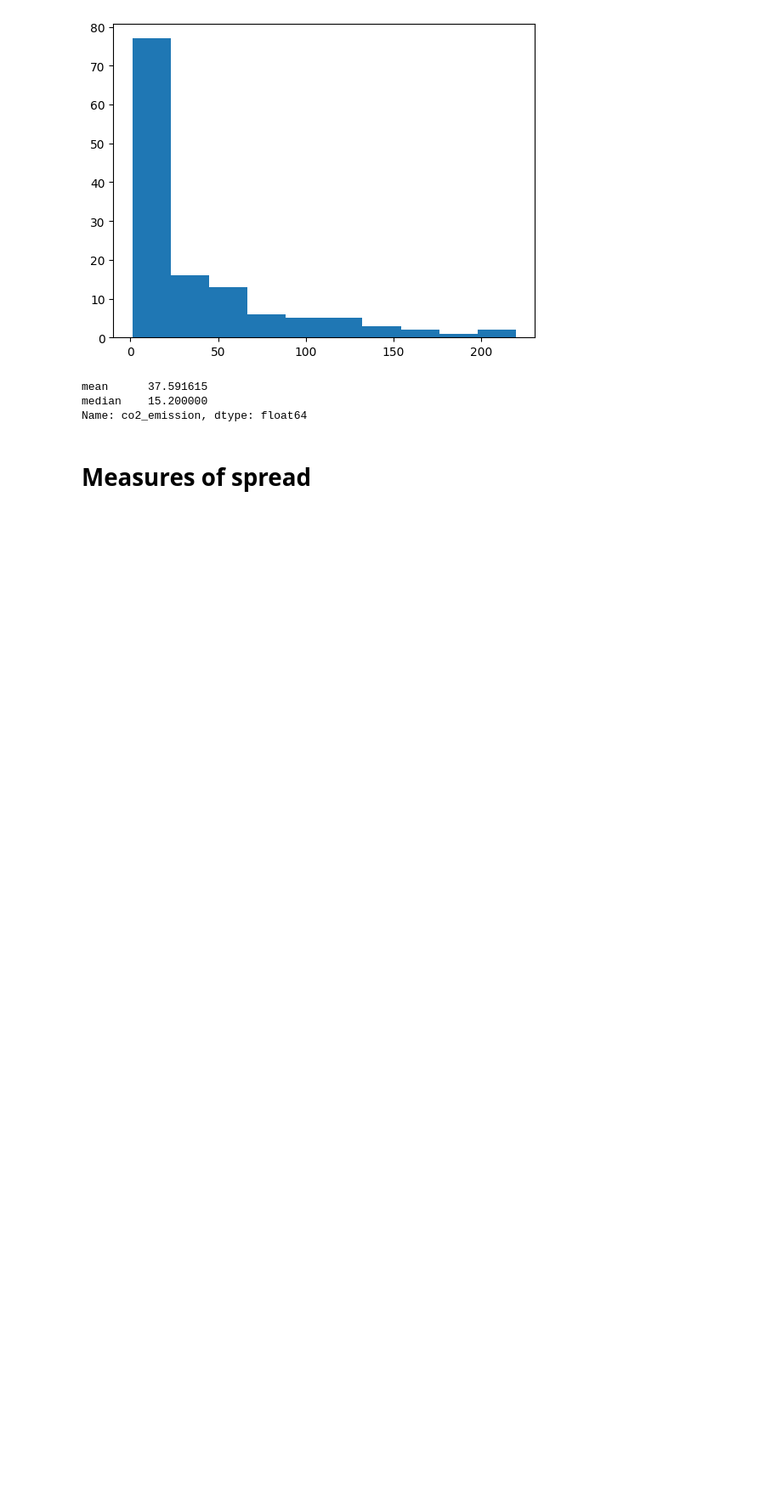
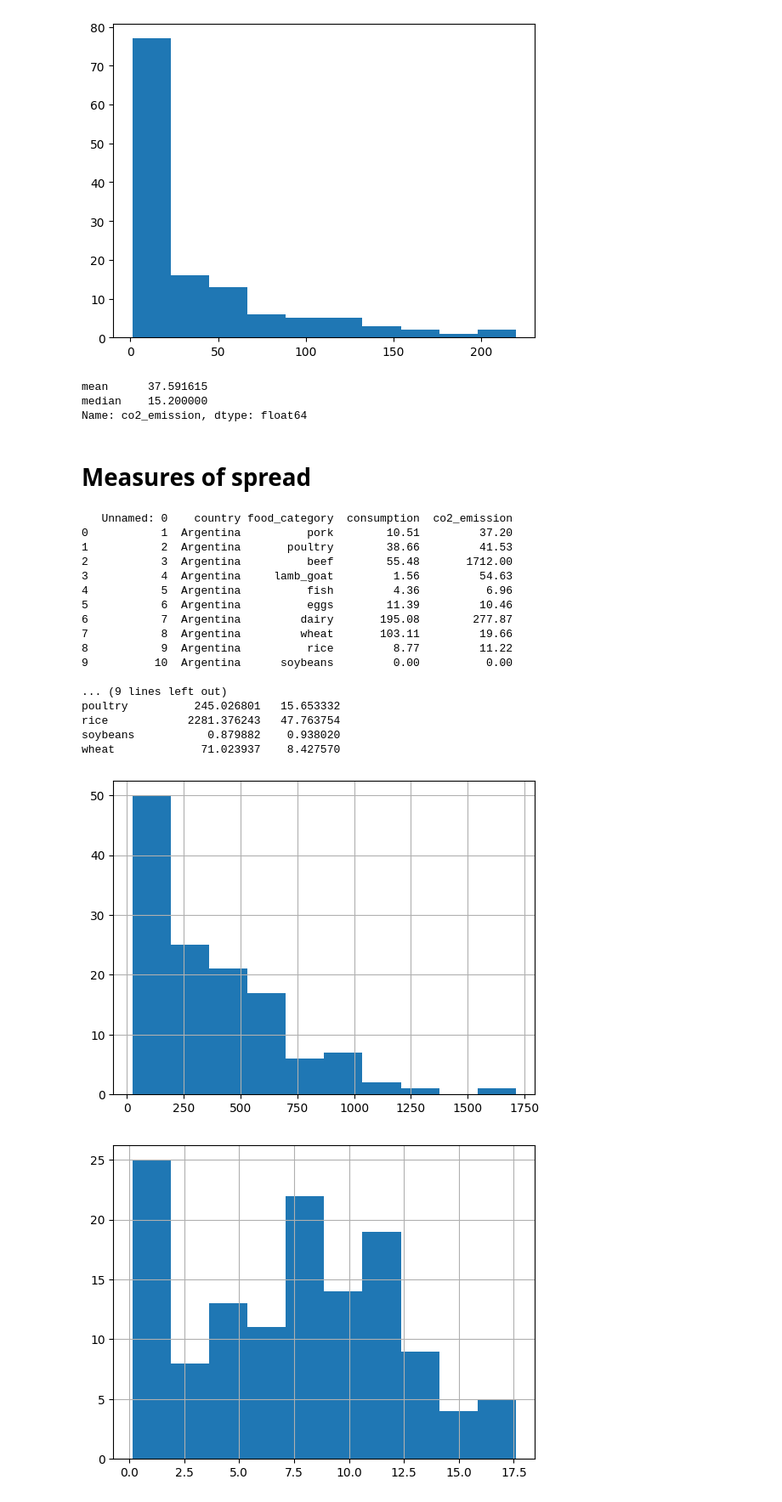
Before and after one commit to gustavo-plc/PyStatistics, a Jupyter notebook: Statistics_in_Py.ipynb, the cells around one changed output. Shown at 85% size. Cells and saved outputs as stored; diff of their text form; code cells hidden in the pictures; blank space fills up the shorter version.

Commit message:
chart plot for beef and eggs emissions

```diff
--- a/Statistics_in_Py.ipynb
+++ b/Statistics_in_Py.ipynb
@@ -71,3 +71,58 @@ median    15.200000
 Name: co2_emission, dtype: float64
 # %% [markdown]
 # **Measures of spread**
+# %%
+# Variance and standard deviation
+
+# IMPORTING PACKAGES
+
+import pandas as pd
+import numpy as np
+import matplotlib.pyplot as plt
+
+
+# READING FILES
+
+path = '/content/drive/MyDrive/Colab Notebooks/Statistics in Py/food_consumption.csv'
+
+food_consumption = pd.read_csv(path)
+
+# KNOW YOUR DATA
+
+print(food_consumption.head(10))
+print()
+
+# MANIPULATING DATA
+
+# Print variance and sd of co2_emission for each food_category
+print(food_consumption.groupby('food_category')['co2_emission'].agg(['var', 'std']))
+
+# IN THE CODE ABOVE, DATA IS GROUPED BY FOOD CATEGORY AND THEN VALUES OF VAR AND STD ARE PROVIDED TO CO2 EMISSIONS DATA FOR EACH GROUP
+
+# Create histogram of co2_emission for food_category 'beef'
+food_consumption[food_consumption['food_category'] == 'beef']['co2_emission'].hist()
+plt.show()
+
+# Create histogram of co2_emission for food_category 'eggs'
+food_consumption[food_consumption['food_category'] == 'eggs']['co2_emission'].hist()
+plt.show()
+# %% [output]
+   Unnamed: 0    country food_category  consumption  co2_emission
+0           1  Argentina          pork        10.51         37.20
+1           2  Argentina       poultry        38.66         41.53
+2           3  Argentina          beef        55.48       1712.00
+3           4  Argentina     lamb_goat         1.56         54.63
+4           5  Argentina          fish         4.36          6.96
+5           6  Argentina          eggs        11.39         10.46
+6           7  Argentina         dairy       195.08        277.87
+7           8  Argentina         wheat       103.11         19.66
+8           9  Argentina          rice         8.77         11.22
+9          10  Argentina      soybeans         0.00          0.00
+
+... (9 lines left out)
+poultry          245.026801   15.653332
+rice            2281.376243   47.763754
+soybeans           0.879882    0.938020
+wheat             71.023937    8.427570
+[figure, added]
+[figure, added]
```
